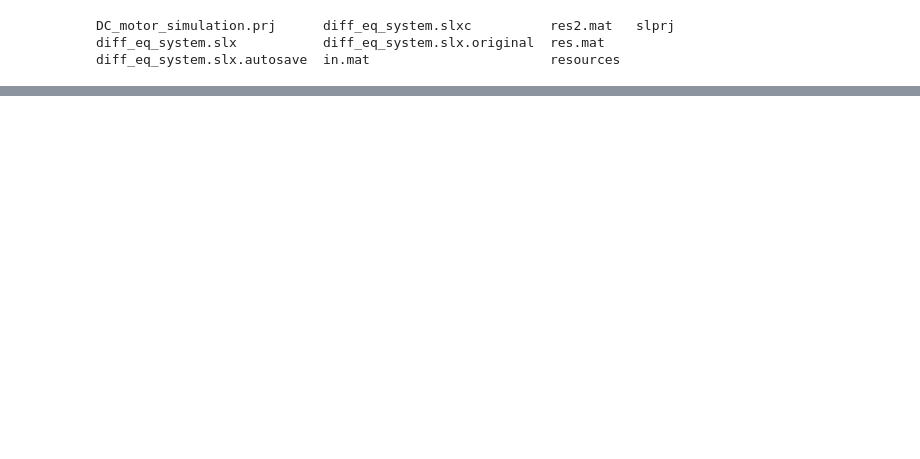
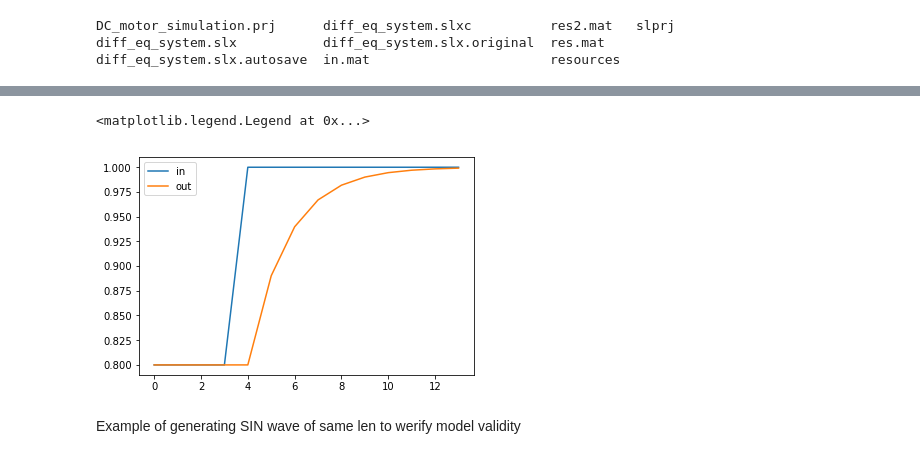
Before and after one commit to KushnirDmytro/identification_of_dynamic_system_parameters_using_nn, a Jupyter notebook: lstms_current_best.ipynb, the cells around one changed output, grey strips where cells are left out. Drawn from its saved outputs; the diff is of its cells as text; code cells hidden in the pictures; blank space fills up the shorter version.

```diff
--- a/lstms_current_best.ipynb
+++ b/lstms_current_best.ipynb
@@ -58,0 +24,3 @@ y = data[:][:,2]
+# %%
+num_datapoints = time.shape[0]
+num_datapoints
@@ -59,4 +29,9 @@ y = data[:][:,2]
 # %%
-T = [ t for t in np.arange(0, math.pi * 10, math.pi / 100)]
-T = T[:experiment_timesteps]
-sin_t = [math.sin(t) for t in T]
+try_sin = False
+if try_sin:
+    T = [ t for t in np.arange(0, math.pi * 10, math.pi / 100)]
+    T = T[:num_datapoints]
+    sin_t = [math.sin(t) for t in T]
+    plt.plot(sin_t)
+    x = np.array(T)
+    y = np.array(sin_t)
@@ -68,3 +90,12 @@ plt.plot(sin_t)
+# %%
+plt.plot(x[num_datapoints//6:num_datapoints//5], label = "in")
+plt.plot(y[num_datapoints//6:num_datapoints//5], label = "out")
+plt.legend()
+# %% [output]
+<matplotlib.legend.Legend at 0x...>
+[figure, added]
+# %% [markdown]
+Example of generating SIN wave of same len to werify model validity
 # %%
 x = np.repeat(x,20, axis = 0)
 y = y
```
Also changed, not shown: parts of 35 cells of this notebook, 8 other files.
